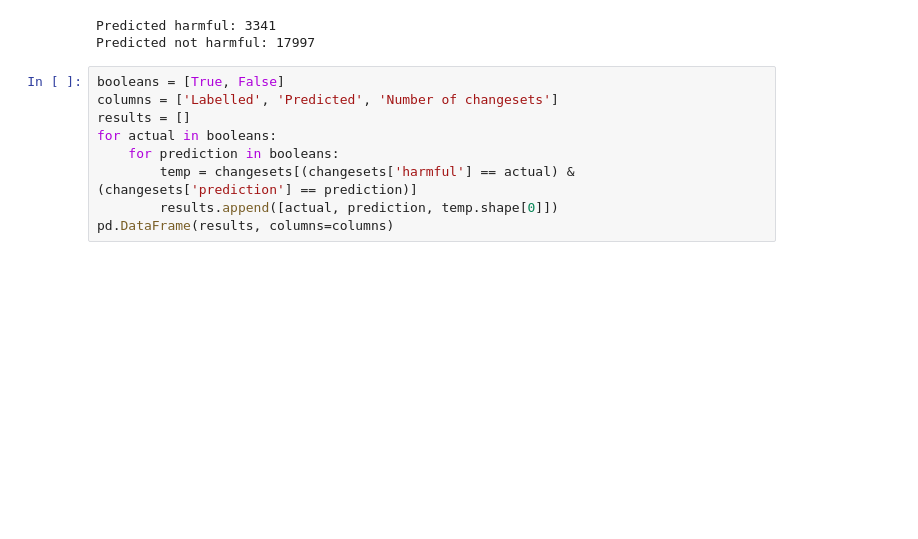
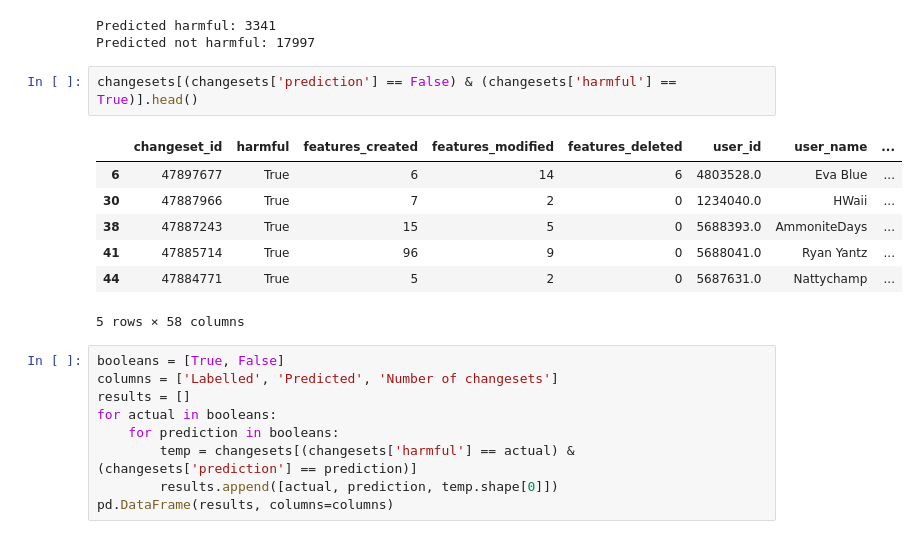
Before and after one commit to mapbox/gabbar, a Jupyter notebook: notebooks/workflow.ipynb, the cells around one changed output. Saved outputs shown, nothing was run; the diff lists cells and outputs as text; blank space fills up the shorter version.

Commit message:
Display a harmful changesets labelled not harmful for eyes

```diff
--- a/notebooks/workflow.ipynb
+++ b/notebooks/workflow.ipynb
@@ -195,6 +195,16 @@ print('Predicted not harmful: {}'.format(changesets[changesets['prediction'] ==
 # %% [output]
 Predicted harmful: 3341
 Predicted not harmful: 17997
+# %%
+changesets[(changesets['prediction'] == False) & (changesets['harmful'] == True)].head()
+# %% [output]
+|  | changeset_id | harmful | features_created | features_modified | features_deleted | user_id | user_name | ... |
+| 6 | 47897677 | True | 6 | 14 | 6 | 4803528.0 | Eva Blue | ... |
+| 30 | 47887966 | True | 7 | 2 | 0 | 1234040.0 | HWaii | ... |
+| 38 | 47887243 | True | 15 | 5 | 0 | 5688393.0 | AmmoniteDays | ... |
+| 41 | 47885714 | True | 96 | 9 | 0 | 5688041.0 | Ryan Yantz | ... |
+| 44 | 47884771 | True | 5 | 2 | 0 | 5687631.0 | Nattychamp | ... |
+5 rows × 58 columns
 # %%
 booleans = [True, False]
 columns = ['Labelled', 'Predicted', 'Number of changesets']
```
